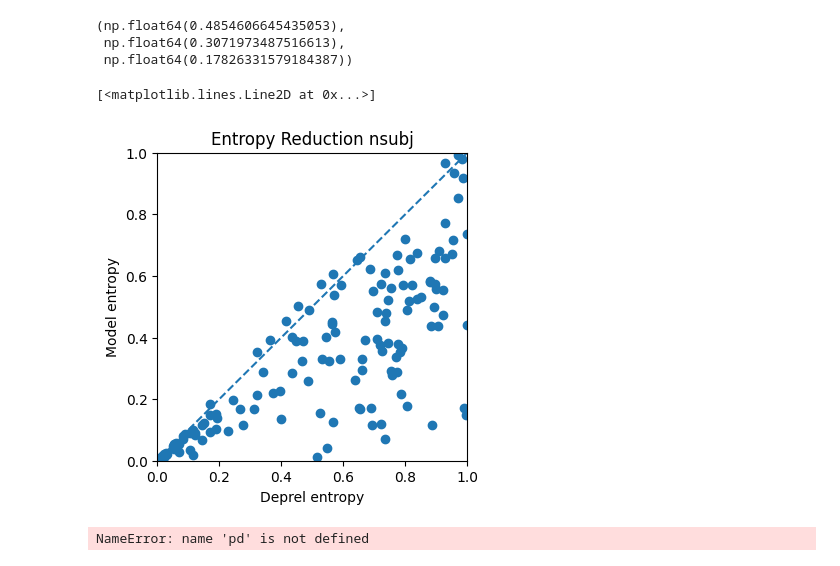
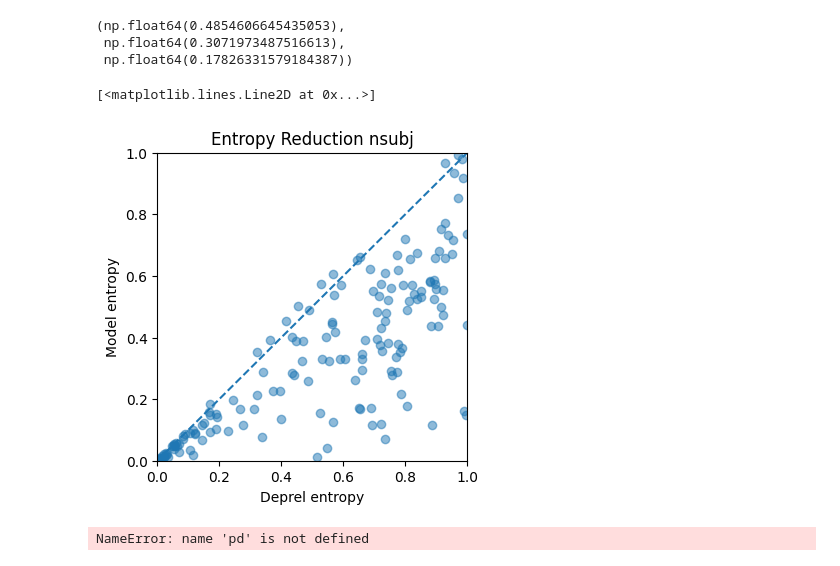
Before and after one commit to jumelet/multiblimp, a Jupyter notebook: word_order.ipynb, the cells around one changed output. Saved outputs shown, nothing was run; the diff lists cells and outputs as text; code cells hidden in the pictures.

```diff
--- a/word_order.ipynb
+++ b/word_order.ipynb
@@ -4,6 +4,8 @@
 %load_ext autoreload
 %autoreload 2
 
+import re
+import os
 import sys
 import random
 from tqdm import tqdm_notebook
@@ -12,19 +14,26 @@ sys.path.append("src")
 
 from word_order.process_treebank import create_word_order_df, read_df
 
+
+
+from multiblimp.languages import get_ud_langs
+
+from word_order.create_pairs import create_pairs
+from word_order.process_treebank import load_treebank
+from word_order.decision_tree import fit_dt, plot_dt
+from word_order.entropy import calc_dep_entropy, calc_model_entropy
+
+import numpy as np
+
+import pandas as pd
+
+
 random.seed(42)
 
 resource_dir = "resources"
 word_order_dir = "/media/jaap/81b6ce8a-28e5-4eda-9c68-b13e0637cc4f/word_order_df/"
 
-# langs = get_ud_langs("resources")
-
 max_treebank_len = 30_000
-langs = ["Frisian Dutch"]
-
-for lang in langs:
-    print(lang)
-    df = create_word_order_df(lang, resource_dir, max_treebank_len=max_treebank_len, save_to=word_order_dir)
 # %% [output]
 The autoreload extension is already loaded. To reload it, use:
   %reload_ext autoreload
@@ -32 +40,16 @@ Frisian Dutch
+# %%
+langs = get_ud_langs("resources")
+
+files = glob('decision_trees/nsubj/*.joblib')
+done = [re.search(r"([A-Z a-z])*\.", f).group(0)[:-1] for f in files]
+todo = set(langs) - set(done)
+todo = """Portuguese
+Turkish German
+Russian
+Old East Slavic
+English""".split('\n')
+
+for lang in todo:
+    print(lang)
+    df = create_word_order_df(lang, resource_dir, max_treebank_len=max_treebank_len, save_to=word_order_dir)
 # %%
@@ -122,21 +163,22 @@ np.mean(all_base_entropy), np.mean(all_model_entropy), np.mean(all_base_entropy
 # %%
 import matplotlib.pyplot as plt
 plt.figure(figsize=(4,4))
 plt.scatter(
     all_base_entropy,
     all_model_entropy,
+    alpha=0.5,
 )
 plt.xlim(0,1)
 plt.ylim(0,1)
 
 plt.xlabel("Deprel entropy")
 plt.ylabel("Model entropy")
 plt.title(f"Entropy Reduction {deprel}")
 
 plt.plot([0,1],[0,1],ls='--')
 # %% [output]
 [<matplotlib.lines.Line2D at 0x...>]
-[figure, old version]
+[figure, new version]
 # %%
 from scipy.stats import spearmanr
 
```
Also changed, not shown: parts of 5 cells of this notebook, 4 other files.
